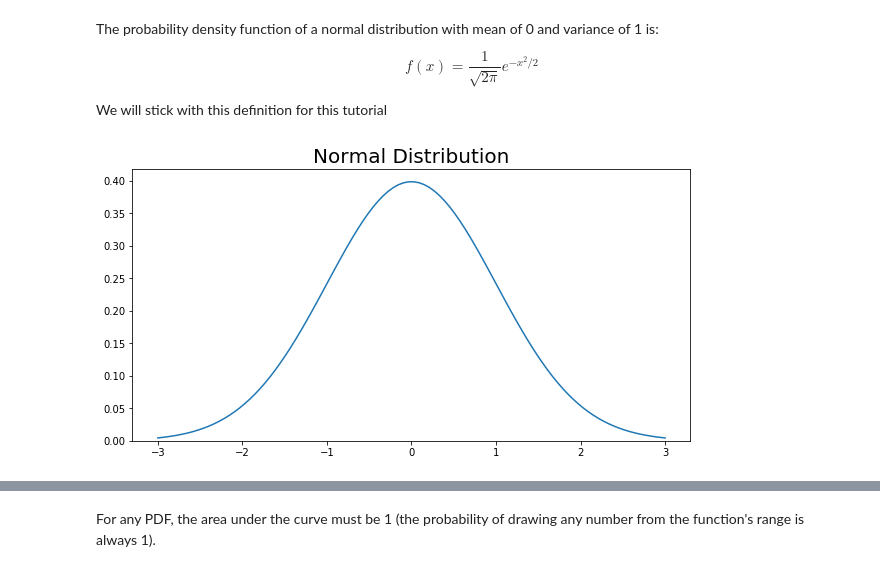
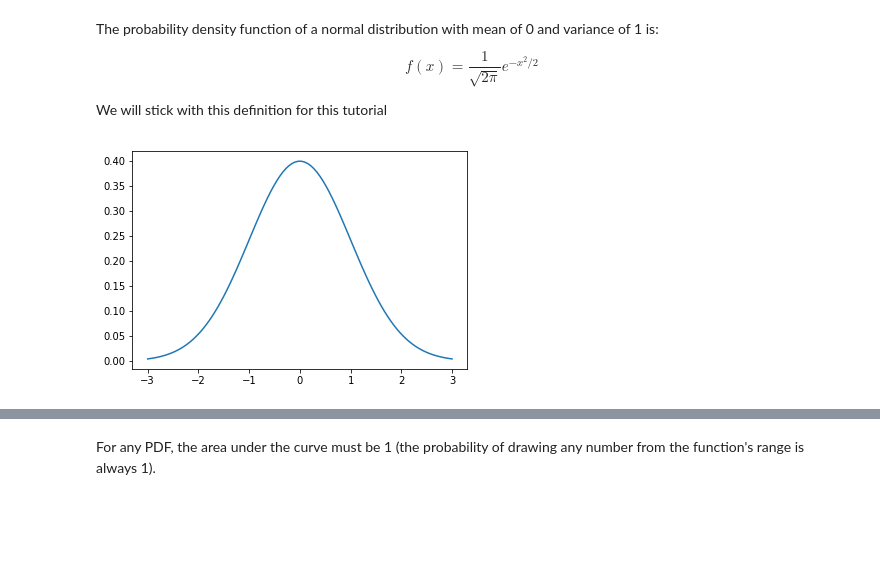
Before and after one commit to mGalarnyk/Python_Tutorials, a Jupyter notebook: Statistics/normal_Distribution_Area_Under_Curve.ipynb, the cells around one changed output, grey strips where cells are left out. Drawn from its saved outputs; the diff is of its cells as text; code cells hidden in the pictures; blank space fills up the shorter version.

```diff
--- a/Statistics/normal_Distribution_Area_Under_Curve.ipynb
+++ b/Statistics/normal_Distribution_Area_Under_Curve.ipynb
@@ -36,13 +36,11 @@ np.set_printoptions(suppress=True)
 
 %matplotlib inline
 # %%
-constant = 1.0 / np.sqrt(2*np.pi)
-pdf_normal_distribution = constant * np.exp((-np.linspace(-3, 3, num = 100)**2) / 2.0)
+
+
+constant = 1.0 / np.sqrt(2*np.pi);
+pdf_normal_distribution = constant * np.exp((-np.linspace(-3, 3, num = 100)**2) / 2.0);
+
+plt.plot(np.linspace(-3, 3, num = 100), pdf_normal_distribution);
+# %% [output]
+[figure, added]
-# %%
-fig, ax = plt.subplots(figsize=(10, 5));
-
-ax.plot(np.linspace(-3, 3, num = 100), pdf_normal_distribution);
-ax.set_ylim(0);
-ax.set_title('Normal Distribution', size = 20);
-# %% [output]
-[figure, removed]
```
Also changed, not shown: parts of 2 cells of this notebook, 6 other files.
